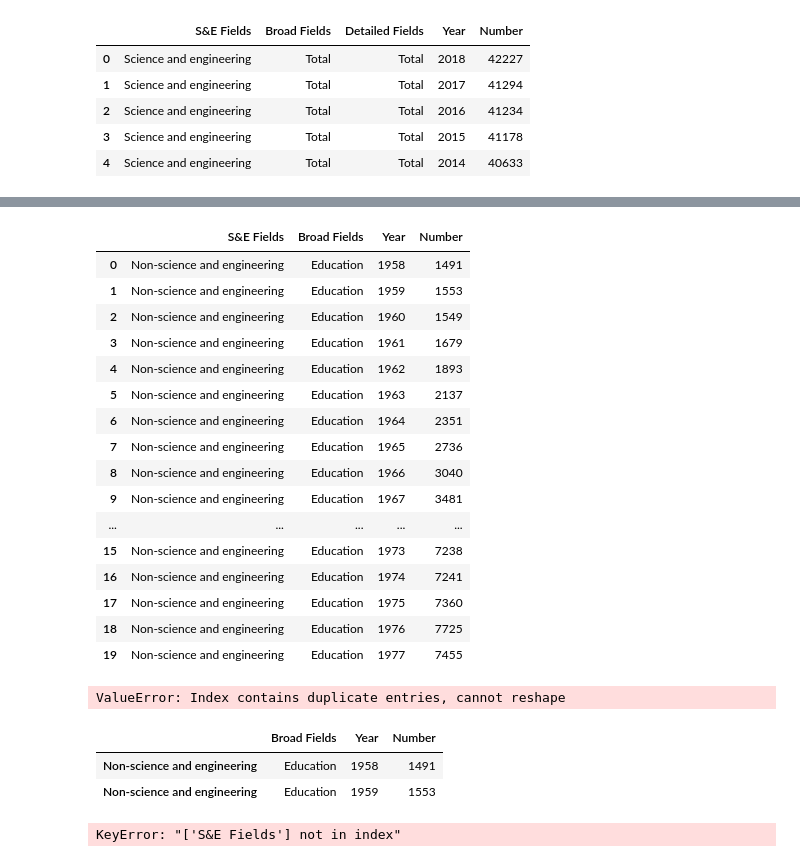
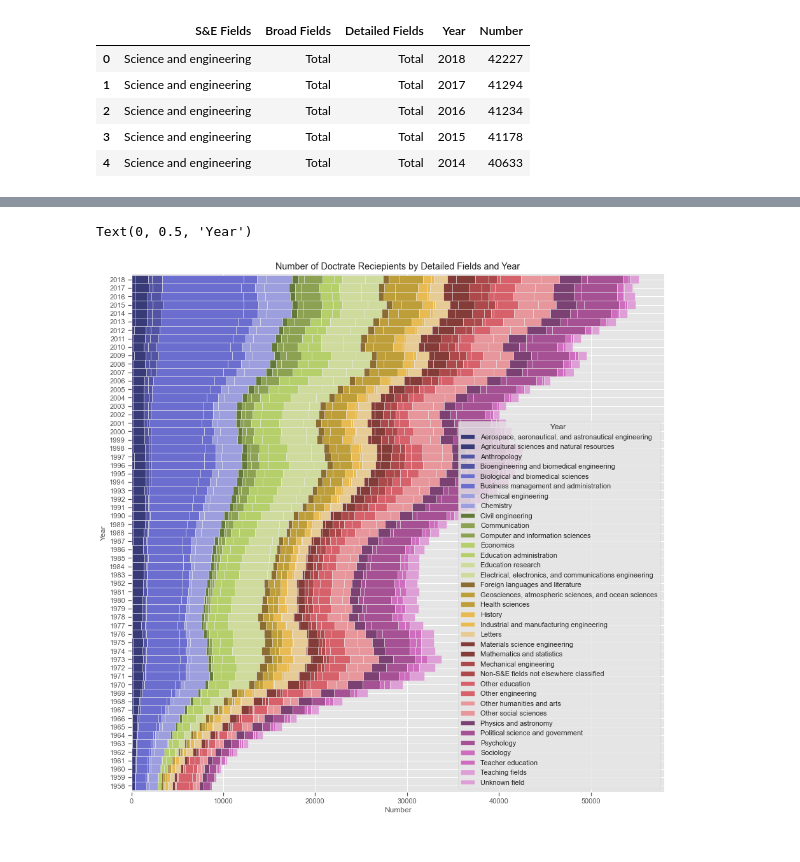
Before and after one commit to mulukenm/dataScience, a Jupyter notebook: ComparisonVisualization.ipynb, the cells around one changed output, grey strips where cells are left out. Cells and saved outputs as stored; diff of their text form; code cells hidden in the pictures.

```diff
--- a/ComparisonVisualization.ipynb
+++ b/ComparisonVisualization.ipynb
@@ -75,0 +113,16 @@ df.count()
+# %%
+p3 =  df1s.groupby(['Detailed Fields', 'Year'])['Number'].sum()
+p3 = p3.reset_index()
+p3=p3.pivot(index='Year', columns='Detailed Fields', values='Number')
+
+
+# Adding the stacked=True option to plot()
+# creates a stacked bar plot
+p3.plot(kind='barh',colormap='tab20b',figsize=(15, 15), width=1.0, stacked=True).legend(
+    loc='lower right', ncol=1, title="Year ")
+plt.title("Number of Doctrate Reciepients by Detailed Fields and Year")
+plt.xlabel("Number")
+plt.ylabel("Year")
+# %% [output]
+Text(0, 0.5, 'Year')
+[figure, added]
@@ -76,58 +145,10 @@ df.count()
 # %%
 # Setting an index of three columns to conduct aggregation
-SE_NSE = df1s.set_index(['S&E Fields', 'Broad Fields', 'Detailed Fields','Year'])
-SE_NSE = SE_NSE.groupby(['S&E Fields','Broad Fields', 'Year'])['Number'].sum()
-#SE_NSE=SE_NSE.sum(level='Detailed Fields')
-SE_NSE = SE_NSE.to_frame()
-SE_NSE = SE_NSE.reset_index()
-SE_NSE.head(20)
-#SE_NSE.columns
-#SE_NSE.shape
+#SE_NSE = df1s.set_index(['Detailed Fields'])
+# SE_NSE = SE_NSE.groupby(['S&E Fields','Broad Fields', 'Year'])['Number'].sum()
+# #SE_NSE=SE_NSE.sum(level='Detailed Fields')
+# SE_NSE = SE_NSE.to_frame()
+# SE_NSE = SE_NSE.reset_index()
+# SE_NSE.head(20)
+# #SE_NSE.columns
+# #SE_NSE.shape
-# %% [output]
-|  | S&E Fields | Broad Fields | Year | Number |
-| 0 | Non-science and engineering | Education | 1958 | 1491 |
-| 1 | Non-science and engineering | Education | 1959 | 1553 |
-| 2 | Non-science and engineering | Education | 1960 | 1549 |
-| 3 | Non-science and engineering | Education | 1961 | 1679 |
-| 4 | Non-science and engineering | Education | 1962 | 1893 |
-| 5 | Non-science and engineering | Education | 1963 | 2137 |
-| 6 | Non-science and engineering | Education | 1964 | 2351 |
-| 7 | Non-science and engineering | Education | 1965 | 2736 |
-| 8 | Non-science and engineering | Education | 1966 | 3040 |
-| 9 | Non-science and engineering | Education | 1967 | 3481 |
-| ... | ... | ... | ... | ... |
-| 15 | Non-science and engineering | Education | 1973 | 7238 |
-| 16 | Non-science and engineering | Education | 1974 | 7241 |
-| 17 | Non-science and engineering | Education | 1975 | 7360 |
-| 18 | Non-science and engineering | Education | 1976 | 7725 |
-| 19 | Non-science and engineering | Education | 1977 | 7455 |
-# %%
-SE_NSE1= SE_NSE.pivot(index='S&E Fields', columns='Year', values='Number')
-#SE_NSE1= SE_NSE.pivot(index='S&E Fields', columns='Year', values='Number')
-#SE_NSE1 = SE_NSE1.reset_index()
-#SE_NSE2 = SE_NSE1.set_index([ 'Year'])
-
-#SE_NSE1.stack(level='S&E Fields')
-
-#SE_NSE1.stack(level='Year')
-
-#SE_NSE1.columns
-# %% [output]
-ValueError: Index contains duplicate entries, cannot reshape
-# %%
-SE_NSE1.head(2)
-#SE_NSE1.columns
-# %% [output]
-|  | Broad Fields | Year | Number |
-| Non-science and engineering | Education | 1958 | 1491 |
-| Non-science and engineering | Education | 1959 | 1553 |
-# %%
-SE_NSE1 = SE_NSE1[['S&E Fields',  'Year', 'Number']]
-#SE_NSE1 = SE_NSE.set_index('S&E Fields')
-# SE_NSE1 = SE_NSE1.rename_axis(None)
-# SE_NSE1.head(20)
-#df = SE_NSE1.set_index('S&E Fields')
-dic = SE_NSE1.T.to_dict().values()
-print(dic)
-# %% [output]
-KeyError: "['S&E Fields'] not in index"
```
Also changed, not shown: parts of 26 cells of this notebook.
